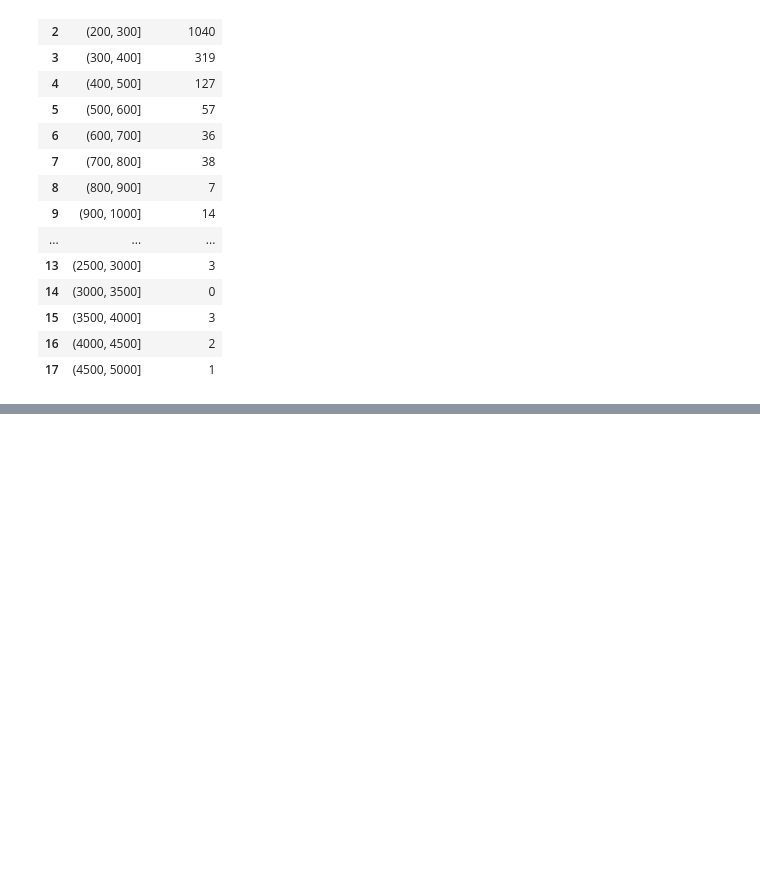
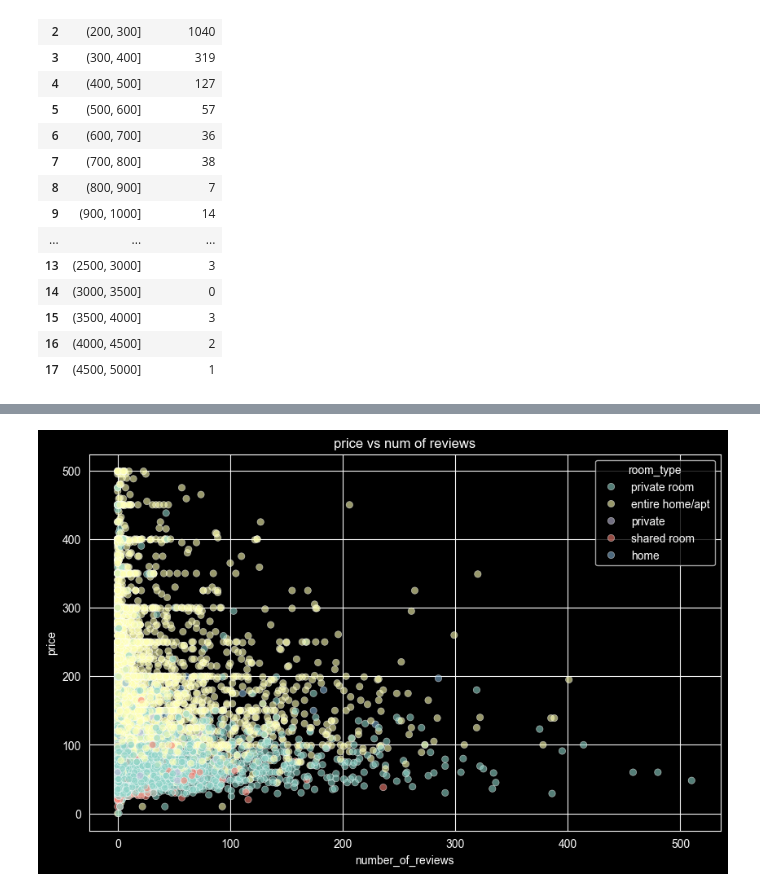
Before and after one commit to hubert21377/Data_Analysis_Workshops, a Jupyter notebook: zad1.ipynb, the cells around one changed output, grey strips where cells are left out. Saved outputs shown, nothing was run; the diff lists cells and outputs as text; code cells hidden in the pictures; blank space fills up the shorter version.

```diff
--- a/zad1.ipynb
+++ b/zad1.ipynb
@@ -109,0 +110,13 @@ Text(0.5, 1.0, 'Rating against price')
+# %%
+# only keep records with price < 500 so that outliers won't stretch the plot
+airbnb_filtered = airbnb[airbnb['price'] < 500].copy()
+plt.figure(figsize=(10, 6))
+sns.scatterplot(data=airbnb_filtered, x='number_of_reviews', y='price', hue='room_type', alpha=0.6)
+
+plt.title('price vs num of reviews')
+plt.xlabel('number_of_reviews')
+plt.ylabel('price')
+
+plt.show()
+# %% [output]
+[figure, added]
```
Also changed, not shown: parts of 5 cells of this notebook.
